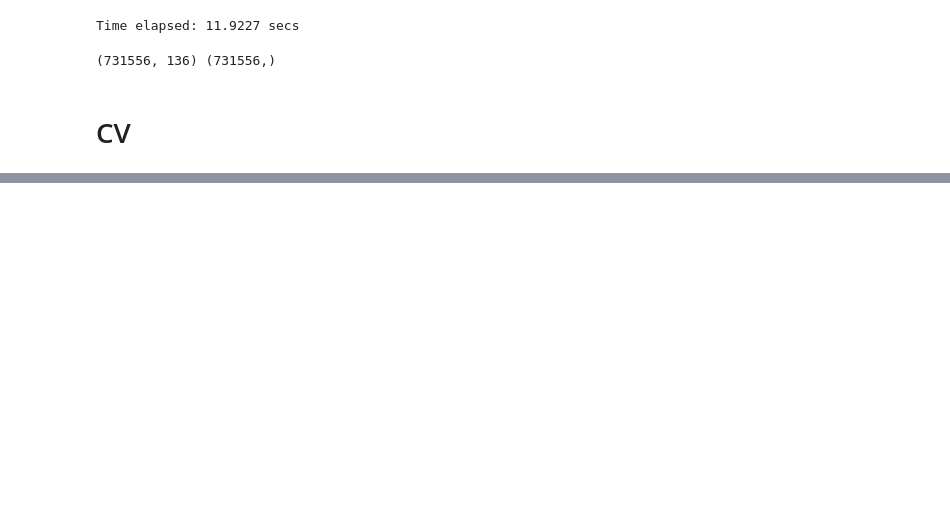
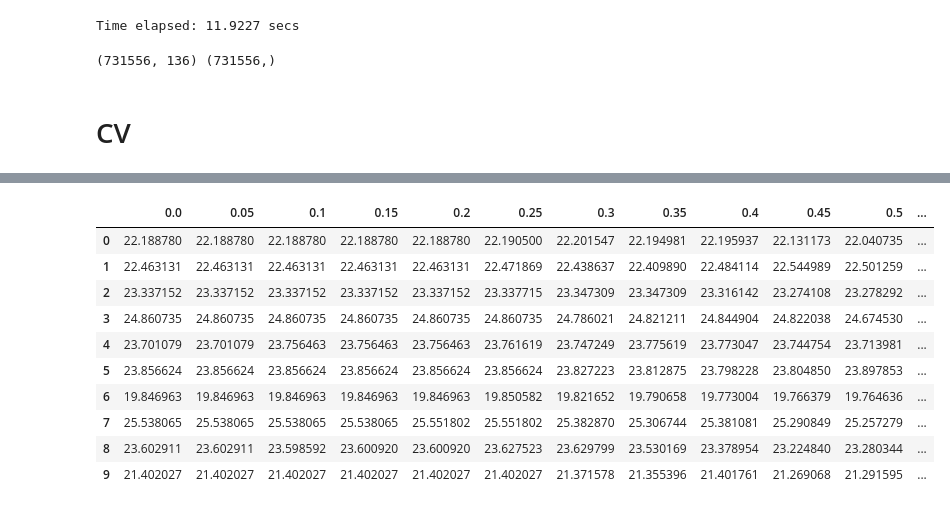
Before and after one commit to zaxliu/howmuchrainii, a Jupyter notebook: lewis/ml_test_ClassRegress_blending_detmodels_sweep_1204.ipynb, the cells around one changed output, grey strips where cells are left out. Drawn from its saved outputs; the diff is of its cells as text; code cells hidden in the pictures; blank space fills up the shorter version.

```diff
--- a/lewis/ml_test_ClassRegress_blending_detmodels_sweep_1204.ipynb
+++ b/lewis/ml_test_ClassRegress_blending_detmodels_sweep_1204.ipynb
@@ -129,2 +149,2 @@ print '../data/score_'+datetime_str+'.csv'
 # %%
-score = pd.read_csv('../data/score_20151205_134448.csv', index_col=0)
+score = pd.read_csv('../data/score_20151205_172418.csv', index_col=0)
@@ -130,0 +171,14 @@ score = pd.read_csv('../data/score_20151205_134448.csv', index_col=0)
+# %%
+score
+# %% [output]
+|  | 0.0 | 0.05 | 0.1 | 0.15 | 0.2 | 0.25 | 0.3 | 0.35 | 0.4 | 0.45 | 0.5 | ... |
+| 0 | 22.188780 | 22.188780 | 22.188780 | 22.188780 | 22.188780 | 22.190500 | 22.201547 | 22.194981 | 22.195937 | 22.131173 | 22.040735 | ... |
+| 1 | 22.463131 | 22.463131 | 22.463131 | 22.463131 | 22.463131 | 22.471869 | 22.438637 | 22.409890 | 22.484114 | 22.544989 | 22.501259 | ... |
+| 2 | 23.337152 | 23.337152 | 23.337152 | 23.337152 | 23.337152 | 23.337715 | 23.347309 | 23.347309 | 23.316142 | 23.274108 | 23.278292 | ... |
+| 3 | 24.860735 | 24.860735 | 24.860735 | 24.860735 | 24.860735 | 24.860735 | 24.786021 | 24.821211 | 24.844904 | 24.822038 | 24.674530 | ... |
+| 4 | 23.701079 | 23.701079 | 23.756463 | 23.756463 | 23.756463 | 23.761619 | 23.747249 | 23.775619 | 23.773047 | 23.744754 | 23.713981 | ... |
+| 5 | 23.856624 | 23.856624 | 23.856624 | 23.856624 | 23.856624 | 23.856624 | 23.827223 | 23.812875 | 23.798228 | 23.804850 | 23.897853 | ... |
+| 6 | 19.846963 | 19.846963 | 19.846963 | 19.846963 | 19.846963 | 19.850582 | 19.821652 | 19.790658 | 19.773004 | 19.766379 | 19.764636 | ... |
+| 7 | 25.538065 | 25.538065 | 25.538065 | 25.538065 | 25.551802 | 25.551802 | 25.382870 | 25.306744 | 25.381081 | 25.290849 | 25.257279 | ... |
+| 8 | 23.602911 | 23.602911 | 23.598592 | 23.600920 | 23.600920 | 23.627523 | 23.629799 | 23.530169 | 23.378954 | 23.224840 | 23.280344 | ... |
+| 9 | 21.402027 | 21.402027 | 21.402027 | 21.402027 | 21.402027 | 21.402027 | 21.371578 | 21.355396 | 21.401761 | 21.269068 | 21.291595 | ... |
```
Also changed, not shown: parts of 3 cells of this notebook, 1 other file.
